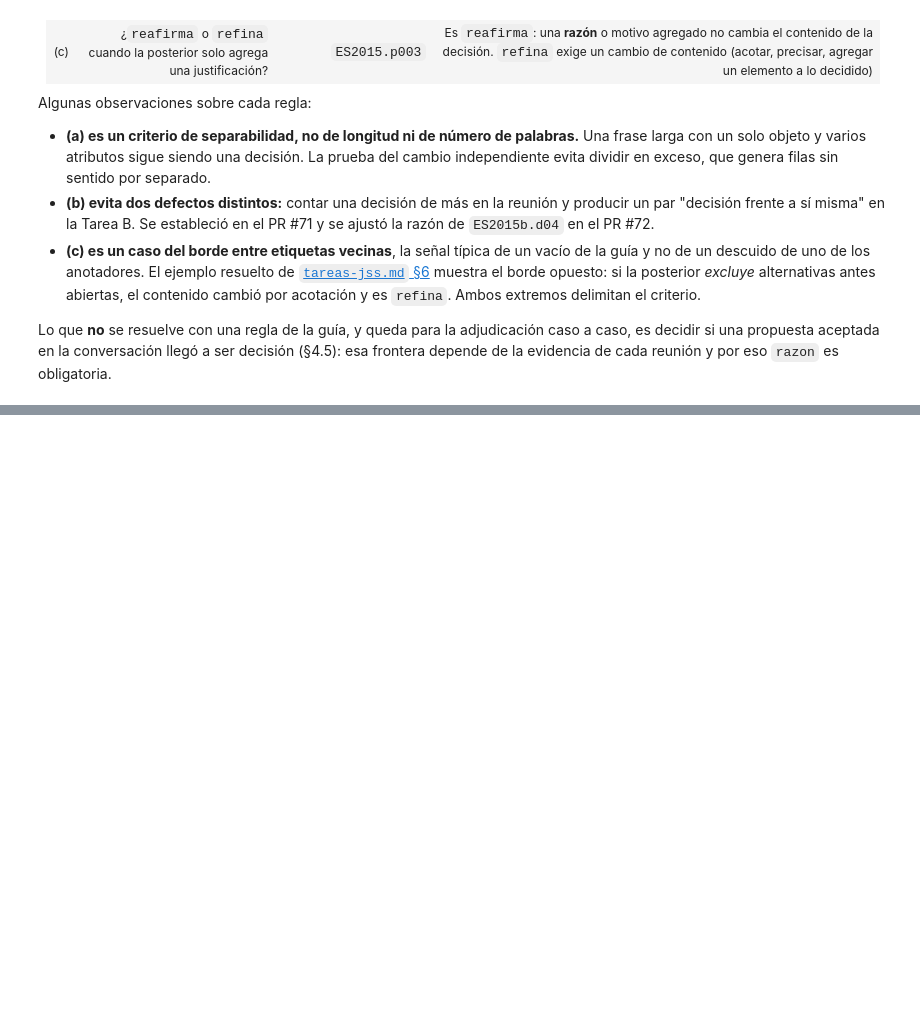
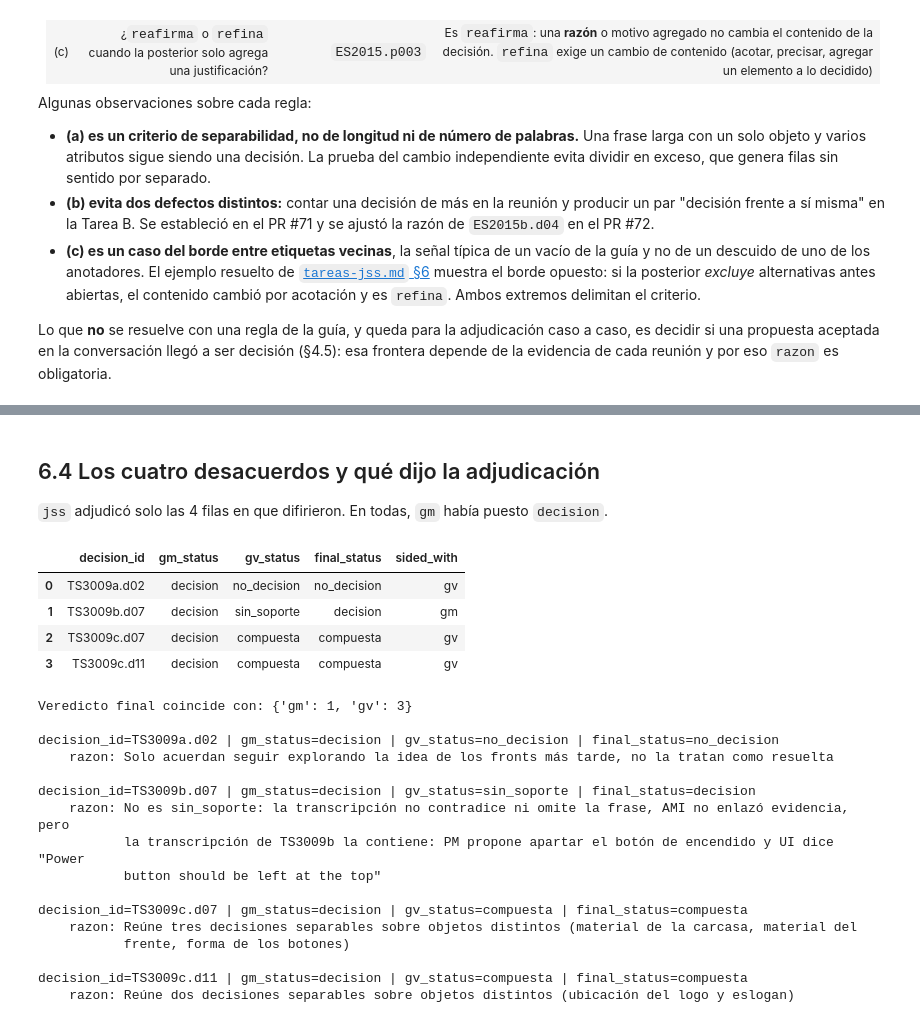
Before and after one commit to jasonssdev/mcd-afg, a Jupyter notebook: notebooks/04-jss-anotacion-f1-calibracion.ipynb, the cells around one changed output, grey strips where cells are left out. Cells and saved outputs as stored; diff of their text form; code cells hidden in the pictures; blank space fills up the shorter version.

```diff
--- a/notebooks/04-jss-anotacion-f1-calibracion.ipynb
+++ b/notebooks/04-jss-anotacion-f1-calibracion.ipynb
@@ -658,0 +829,33 @@ frontera depende de la evidencia de cada reunión y por eso `razon` es obligator
+# %% [markdown]
+## 6.4 Los cuatro desacuerdos y qué dijo la adjudicación
+
+`jss` adjudicó solo las 4 filas en que difirieron. En todas, `gm` había puesto `decision`.
+# %%
+recal_disagreements = pd.DataFrame(resolved_disagreements(RECAL, paths=PATHS))
+display(recal_disagreements.drop(columns="razon"))
+print("Veredicto final coincide con:", side_taken_counts(RECAL, paths=PATHS))
+print()
+for record in resolved_disagreements(RECAL, paths=PATHS):
+    show_razon(record, ["decision_id", f"{ra}_status", f"{rb}_status", "final_status"])
+# %% [output]
+|  | decision_id | gm_status | gv_status | final_status | sided_with |
+| 0 | TS3009a.d02 | decision | no_decision | no_decision | gv |
+| 1 | TS3009b.d07 | decision | sin_soporte | decision | gm |
+| 2 | TS3009c.d07 | decision | compuesta | compuesta | gv |
+| 3 | TS3009c.d11 | decision | compuesta | compuesta | gv |
+Veredicto final coincide con: {'gm': 1, 'gv': 3}
+
+decision_id=TS3009a.d02 | gm_status=decision | gv_status=no_decision | final_status=no_decision
+    razon: Solo acuerdan seguir explorando la idea de los fronts más tarde, no la tratan como resuelta
+
+decision_id=TS3009b.d07 | gm_status=decision | gv_status=sin_soporte | final_status=decision
+    razon: No es sin_soporte: la transcripción no contradice ni omite la frase, AMI no enlazó evidencia, pero
+           la transcripción de TS3009b la contiene: PM propone apartar el botón de encendido y UI dice "Power
+           button should be left at the top"
+
+decision_id=TS3009c.d07 | gm_status=decision | gv_status=compuesta | final_status=compuesta
+    razon: Reúne tres decisiones separables sobre objetos distintos (material de la carcasa, material del
+           frente, forma de los botones)
+
+decision_id=TS3009c.d11 | gm_status=decision | gv_status=compuesta | final_status=compuesta
+    razon: Reúne dos decisiones separables sobre objetos distintos (ubicación del logo y eslogan)
```
Also changed, not shown: parts of 16 cells of this notebook, 4 other files.
